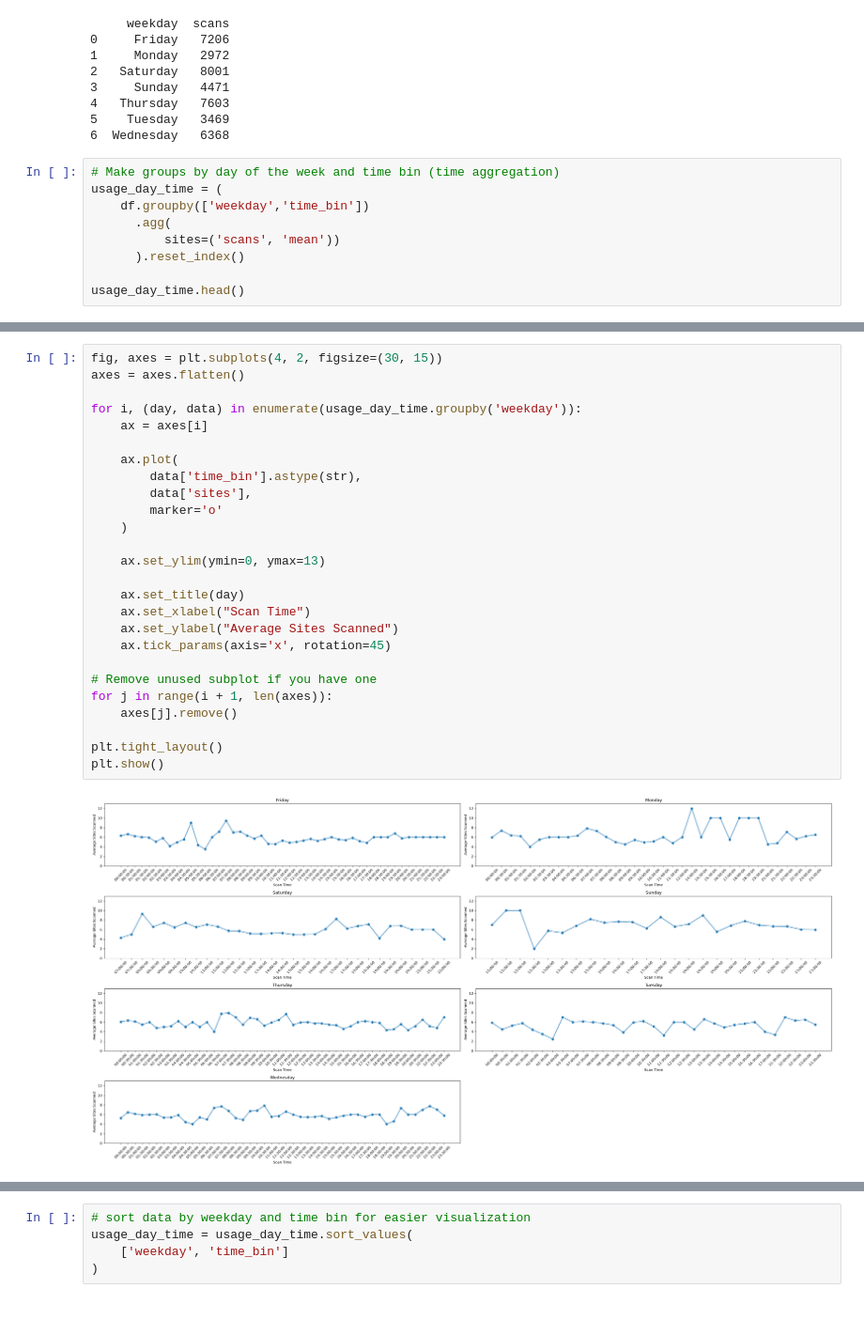
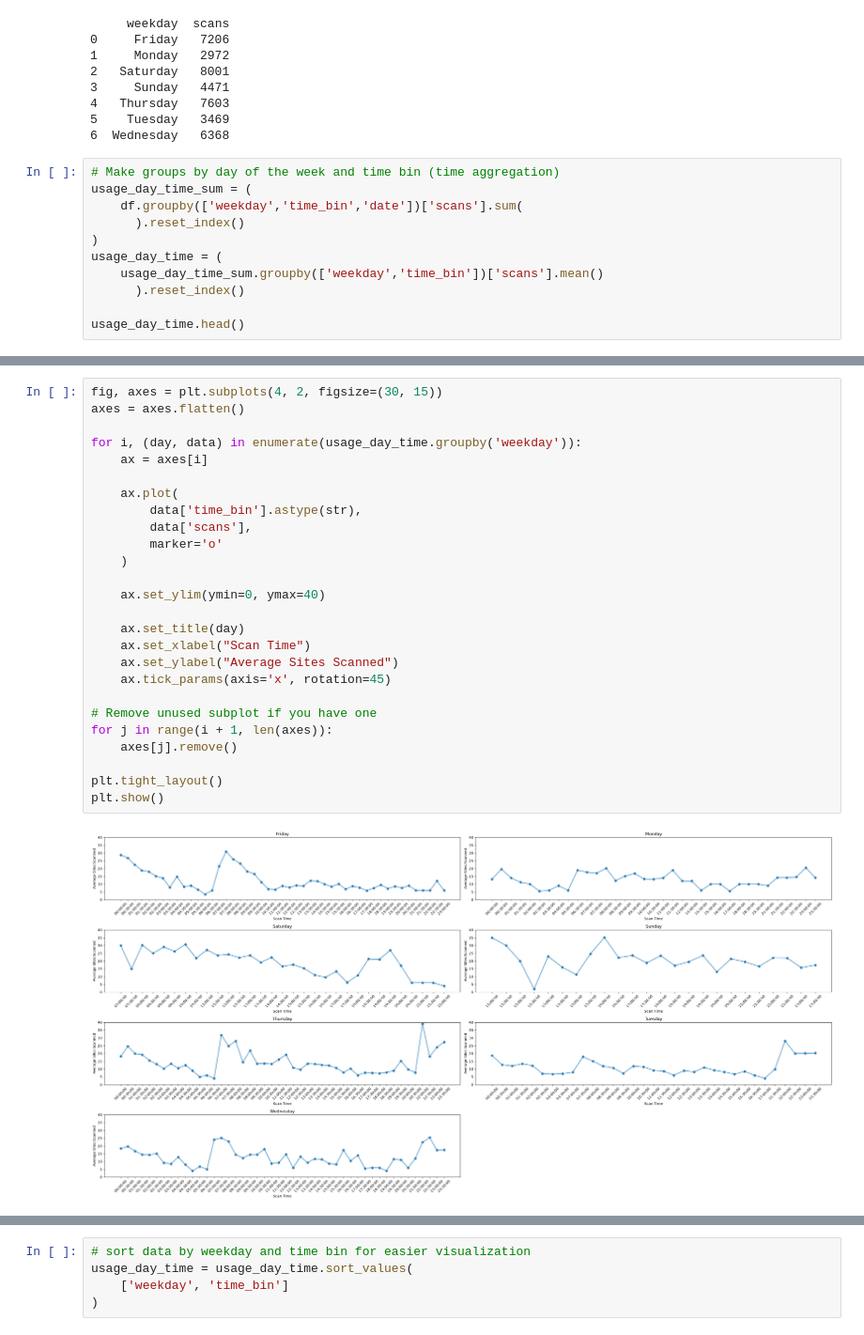
Before and after one commit to victoria-ann/metafer_usage, a Jupyter notebook: metafer_usage/notebook/EDA_Metafer_Usage.ipynb, the cells around one changed output, grey strips where cells are left out. Shown at 94% size. Cells and saved outputs as stored; diff of their text form.

```diff
--- a/metafer_usage/notebook/EDA_Metafer_Usage.ipynb
+++ b/metafer_usage/notebook/EDA_Metafer_Usage.ipynb
@@ -470,10 +437,12 @@ print(weekday_totals)
 6  Wednesday   6368
 # %%
 # Make groups by day of the week and time bin (time aggregation)
+usage_day_time_sum = (
+    df.groupby(['weekday','time_bin','date'])['scans'].sum(
+      ).reset_index()
+)
 usage_day_time = (
-    df.groupby(['weekday','time_bin'])
-      .agg(
-          sites=('scans', 'mean'))
+    usage_day_time_sum.groupby(['weekday','time_bin'])['scans'].mean()
       ).reset_index()
 
 usage_day_time.head()
@@ -487,31 +456,31 @@ usage_day_time.head()
 # %%
 fig, axes = plt.subplots(4, 2, figsize=(30, 15))
 axes = axes.flatten()
 
 for i, (day, data) in enumerate(usage_day_time.groupby('weekday')):
     ax = axes[i]
 
     ax.plot(
         data['time_bin'].astype(str),
-        data['sites'],
+        data['scans'],
         marker='o'
     )
 
-    ax.set_ylim(ymin=0, ymax=13)
+    ax.set_ylim(ymin=0, ymax=40)
 
     ax.set_title(day)
     ax.set_xlabel("Scan Time")
     ax.set_ylabel("Average Sites Scanned")
     ax.tick_params(axis='x', rotation=45)
 
 # Remove unused subplot if you have one
 for j in range(i + 1, len(axes)):
     axes[j].remove()
 
 plt.tight_layout()
 plt.show()
 # %% [output]
-[figure, old version]
+[figure, new version]
 # %%
 #threshold = (usage_day_time['sites'].quantile(0.25))
 
```
Also changed, not shown: parts of 24 cells of this notebook, 6 other files.
